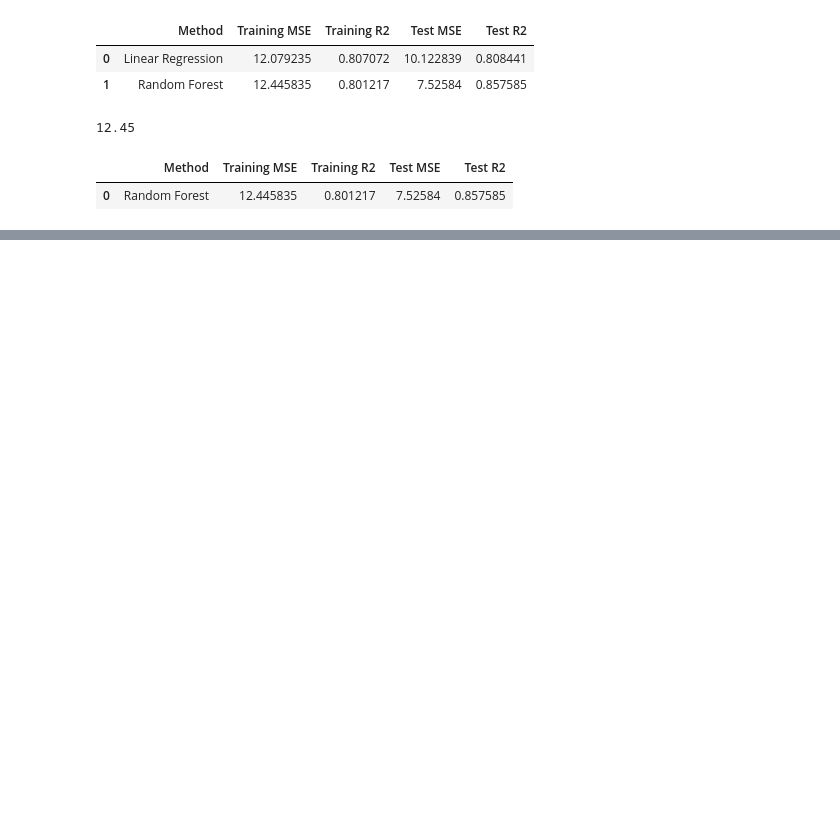
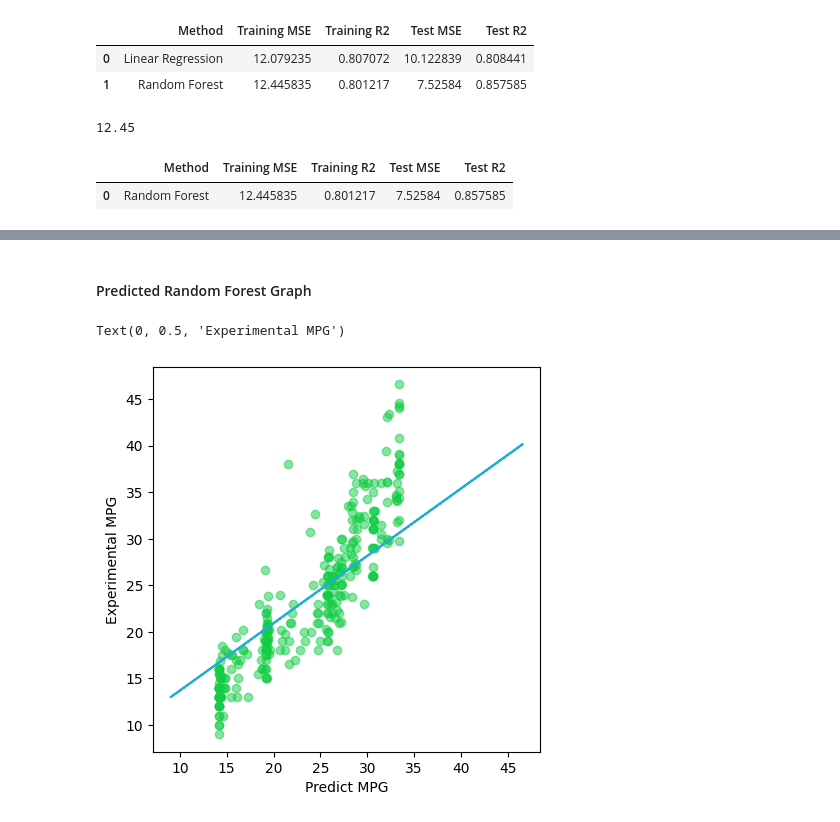
Before and after one commit to Vimtoooo/Machine-Learning-Model-to-predict-MPG-Values, a Jupyter notebook: ML_Project.ipynb, the cells around one changed output, grey strips where cells are left out. Cells and saved outputs as stored; diff of their text form; code cells hidden in the pictures; blank space fills up the shorter version.

```diff
--- a/ML_Project.ipynb
+++ b/ML_Project.ipynb
@@ -325,0 +365,20 @@ df_models[df_models["Method"] == "Random Forest"]
+# %% [markdown]
+#### Predicted Random Forest Graph
+# %%
+# Redo the prior steps, but replacing the predicted and trained variable to y_rf_train_prediction
+
+# Build the graph
+plt.figure(figsize=(5, 5))
+plt.scatter(x=y_rf_train_prediction, y=y_train, color='#12CD45', alpha=0.5)
+
+# Create a trend line
+z = np.polyfit(y_train, y_rf_train_prediction, 1)
+p = np.poly1d(z)
+
+# Insert the labels
+plt.plot(y_train, p(y_train), "#23AED4")
+plt.xlabel('Predict MPG')
+plt.ylabel('Experimental MPG')
+# %% [output]
+Text(0, 0.5, 'Experimental MPG')
+[figure, added]
```
Also changed, not shown: parts of 7 cells of this notebook, 3 other files.
